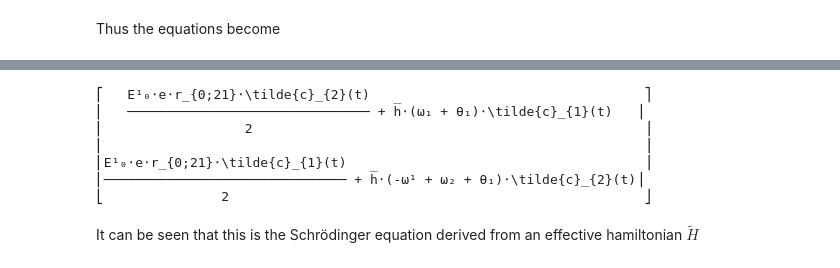
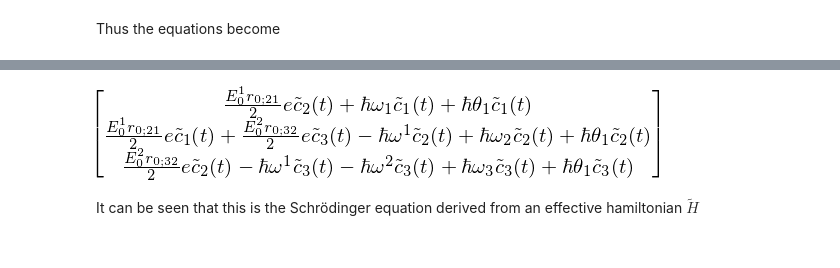
Before and after one commit to oscarlazoarjona/fast, a Jupyter notebook: fast-1.0/fast/notebooks/6 - Three level atom (symbolic).ipynb, the cells around one changed output, grey strips where cells are left out. Drawn from its saved outputs; the diff is of its cells as text; code cells hidden in the pictures.

```diff
--- a/fast-1.0/fast/notebooks/6 - Three level atom (symbolic).ipynb
+++ b/fast-1.0/fast/notebooks/6 - Three level atom (symbolic).ipynb
@@ -310,5 +295,5 @@ Since both $\omega^l$ and $\omega_{ij}$ are in the order of THz, the terms that
 
 That is known as the rotating wave approximation (RWA).
 # %%
-H1IRWA=e*(helicity_dot_product(E_p,r_I_m)+helicity_dot_product(E_m,r_I_p))
-pprint(H1IRWA)
+zero_matrix=zeros(Ne,Ne)
+H1IRWA=sum( [ (e*(helicity_dot_product(E_p[l],r_I_m)+helicity_dot_product(E_m[l],r_I_p))) for l in range(Nl)],zero_matrix)
@@ -324,0 +320,4 @@ pprint(H1IRWA)
+# %%
+Lij=[[1,2,[1]],[2,3,[2]]]
+Lij=formatLij(Lij,Ne)
+print array(Lij)
@@ -361,0 +382,7 @@ pprint(H1RWA)
+# %%
+H1RWA =sum([ e*( helicity_dot_product( E_p[l],vector_element(r_m,i,j)) ) * ket(i+1,Ne)*bra(j+1,Ne)
+            for l in range(Nl) for j in range(Ne) for i in range(Ne) if l+1 in Lij[i][j] ],zero_matrix)
+H1RWA+=sum([ e*( helicity_dot_product( E_m[l],vector_element(r_p,i,j)) ) * ket(i+1,Ne)*bra(j+1,Ne)
+            for l in range(Nl) for j in range(Ne) for i in range(Ne) if l+1 in Lij[i][j] ],zero_matrix)
+
+pprint(H1RWA,num_columns=150)
@@ -444,4 +517,5 @@ It can be seen that the equations loose their explicit time dependance only if $
 # %%
-phase_transformation=solve(omega_laser[0]+phase[1]-phase[0],phase[1],dict=True)[0]
+phase_transformation=solve([omega_laser[0]-phase[0]+phase[1],omega_laser[1]-phase[1]+phase[2]],[phase[1],phase[2]],
+                           dict=True)[0]
 pprint(phase_transformation)
 # %% [output]
@@ -466,15 +545,9 @@ pprint(lhs_new)
 ⎣0⎦
 # %%
-rhs_new=simplify(rhs_new.subs(phase_transformation))
-pprint(rhs_new)
+rhs_new=simplify(rhs_new.subs(phase_transformation)).expand()
+rhs_new
 # %% [output]
-⎡   E¹₀⋅e⋅r_{0;21}⋅\tilde{c}_{2}(t)                                   ⎤
-⎢   ─────────────────────────────── + h̅⋅(ω₁ + θ₁)⋅\tilde{c}_{1}(t)   ⎥
-⎢                  2                                                  ⎥
-⎢                                                                     ⎥
-⎢E¹₀⋅e⋅r_{0;21}⋅\tilde{c}_{1}(t)                                      ⎥
-⎢─────────────────────────────── + h̅⋅(-ω¹ + ω₂ + θ₁)⋅\tilde{c}_{2}(t)⎥
-⎣               2                                                     ⎦
+[figure, added]
 # %% [markdown]
 It can be seen that this is the Schrödinger equation derived from an effective hamiltonian $\tilde{H}$
 # %%
```
Also changed, not shown: parts of 45 cells of this notebook, 1 other file.
